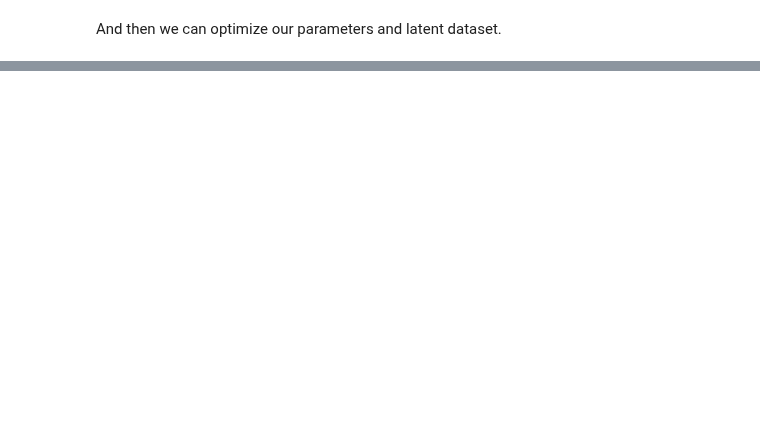
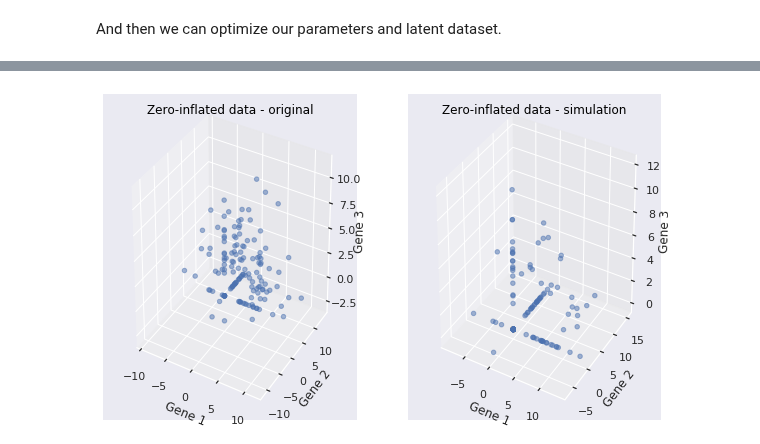
Before and after one commit to tobias-beers/RNA_visualization, a Jupyter notebook: Code/PyStan/ZIFA.ipynb, the cells around one changed output, grey strips where cells are left out. Cells and saved outputs as stored; diff of their text form; code cells hidden in the pictures; blank space fills up the shorter version.

Commit message:
zifa and zippca work, but not entirely accurate

```diff
--- a/Code/PyStan/ZIFA.ipynb
+++ b/Code/PyStan/ZIFA.ipynb
@@ -463,12 +117,0 @@ INFO:pystan:COMPILING THE C++ CODE FOR MODEL anon_model_c1e10e948876f0f062be297f
-# %%
-N=10000
-D=3
-z = np.random.normal(0,1, size=(N,M))
-lamda = np.random.uniform(0,0.2)
-mu = np.random.normal(8,3, size=D)
-sigma = np.random.lognormal(0,1)
-x = np.random.normal(mu,sigma,(N,D))
-h = np.random.binomial(n=1, p=1-np.exp(-(x**2)*lamda))
-y = x*h
-
-np.shape(y[sum((y!=0).T)==D])
@@ -591,0 +118,5 @@ INFO:pystan:COMPILING THE C++ CODE FOR MODEL anon_model_1b3921733bbd3b0553ab2170
+# %%
+zifa_dat = {'N': N, 'D':D, 'M':M, 'y':y}
+fit = zifa_model.sampling(data=zifa_dat, chains=1, iter=200)
+fit_ext = fit.extract()
+best_ind = np.where(fit_ext['lp__']==max(fit_ext['lp__']))[0][0]
@@ -591,0 +200,75 @@ INFO:pystan:COMPILING THE C++ CODE FOR MODEL anon_model_1b3921733bbd3b0553ab2170
+# %%
+sns.set()
+fig = plt.figure(figsize=(10,6))
+ax = fig.add_subplot(1,2,1, projection='3d')
+ax.scatter(y[:,0],y[:,1],y[:,2], label='Observed data', alpha=0.5)
+title = ax.set_title("Zero-inflated data - original")
+plt.setp(title, color='black')
+ax.set_xlabel('Gene 1')
+ax.set_ylabel('Gene 2')
+ax.set_zlabel('Gene 3')
+ax = fig.add_subplot(1,2,2, projection='3d')
+ax.scatter(y_sim[:,0],y_sim[:,1],y_sim[:,2], label='Simulated data', alpha=0.5)
+title = ax.set_title("Zero-inflated data - simulation")
+plt.setp(title, color='black')
+ax.set_xlabel('Gene 1')
+ax.set_ylabel('Gene 2')
+ax.set_zlabel('Gene 3')
+plt.show()
+
+fig = plt.figure(figsize=(10,6))
+ax = fig.add_subplot(1,2,1)
+ax.hist(y[:,0], alpha=0.6)
+ax.hist(y[:,1], alpha=0.6)
+ax.hist(y[:,2], alpha=0.6)
+ax.set_xlim(min(np.min(y),np.min(y_sim)),max(np.max(y),np.max(y_sim)))
+ax.set_ylim((0,N))
+title = ax.set_title("Zero-inflated data - simulation")
+plt.setp(title, color='black')
+ax = fig.add_subplot(1,2,2)
+ax.hist(y_sim[:,0], alpha=0.6)
+ax.hist(y_sim[:,1], alpha=0.6)
+ax.hist(y_sim[:,2], alpha=0.6)
+ax.set_ylim((0,N))
+ax.set_xlim(min(np.min(y),np.min(y_sim)),max(np.max(y),np.max(y_sim)))
+title = ax.set_title("Zero-inflated data - simulation")
+plt.setp(title, color='black')
+plt.show()
+
+fig = plt.figure()
+ax = fig.add_subplot(111, projection='3d')
+ax.scatter(x[:,0],x[:,1],x[:,2], label='Observed data', alpha=0.3)
+ax.scatter(x_sim[:,0],x_sim[:,1],x_sim[:,2], label='Simulated data', alpha=0.3)
+title = ax.set_title("Data without zero-inflation")
+plt.setp(title, color='black')
+ax.set_xlabel('Gene 1')
+ax.set_ylabel('Gene 2')
+ax.set_zlabel('Gene 3')
+plt.legend()
+plt.show()
+
+fig = plt.figure(figsize=(10,6))
+ax = fig.add_subplot(1,2,1)
+ax.hist(x[:,0], alpha=0.6)
+ax.hist(x[:,1], alpha=0.6)
+ax.hist(x[:,2], alpha=0.6)
+ax.set_xlim(min(np.min(x),np.min(x_sim)),max(np.max(x),np.max(x_sim)))
+ax.set_ylim((0,N/2))
+title = ax.set_title("Data without zero-inflation - simulation")
+plt.setp(title, color='black')
+ax = fig.add_subplot(1,2,2)
+ax.hist(x_sim[:,0], alpha=0.6)
+ax.hist(x_sim[:,1], alpha=0.6)
+ax.hist(x_sim[:,2], alpha=0.6)
+ax.set_xlim(min(np.min(x),np.min(x_sim)),max(np.max(x),np.max(x_sim)))
+ax.set_ylim((0,N/2))
+title = ax.set_title("Data without zero-inflation - simulation")
+plt.setp(title, color='black')
+plt.show()
+
+plt.scatter(z[0,:], z[1,:], label='real latent data', alpha=0.4)
+plt.scatter(z_sim[0,:], z_sim[1,:], label='simulated latent data', alpha=0.4)
+plt.legend()
+plt.show()
+# %% [output]
+[figure, added]
```
Also changed, not shown: parts of 43 cells of this notebook, 2 other files.
